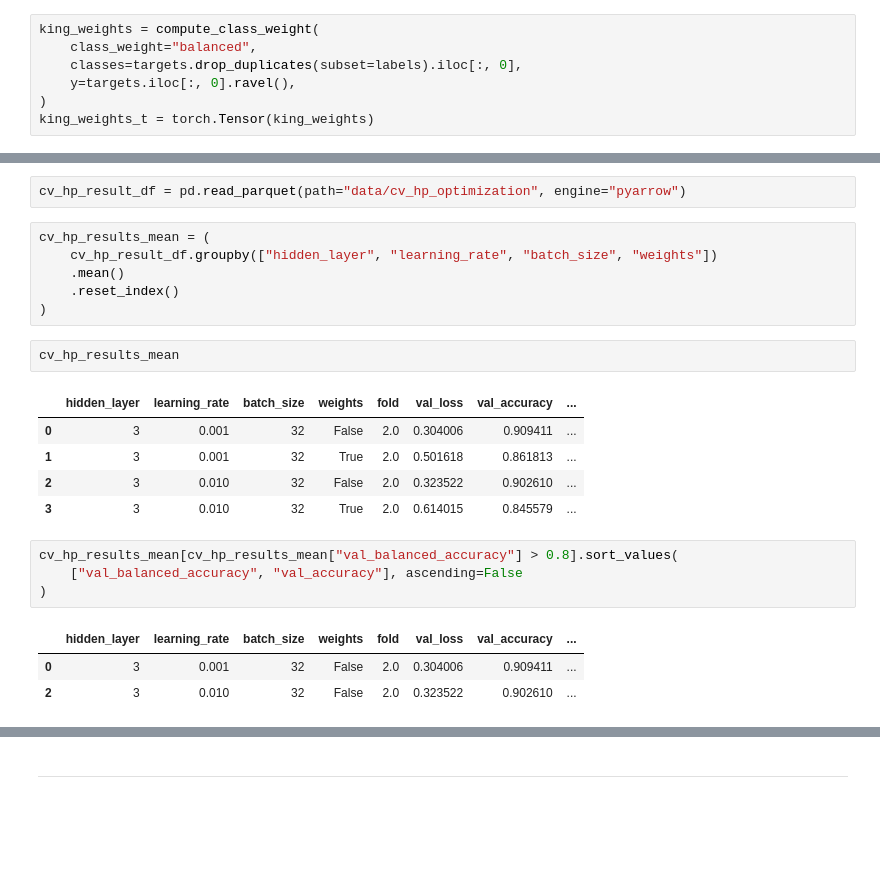
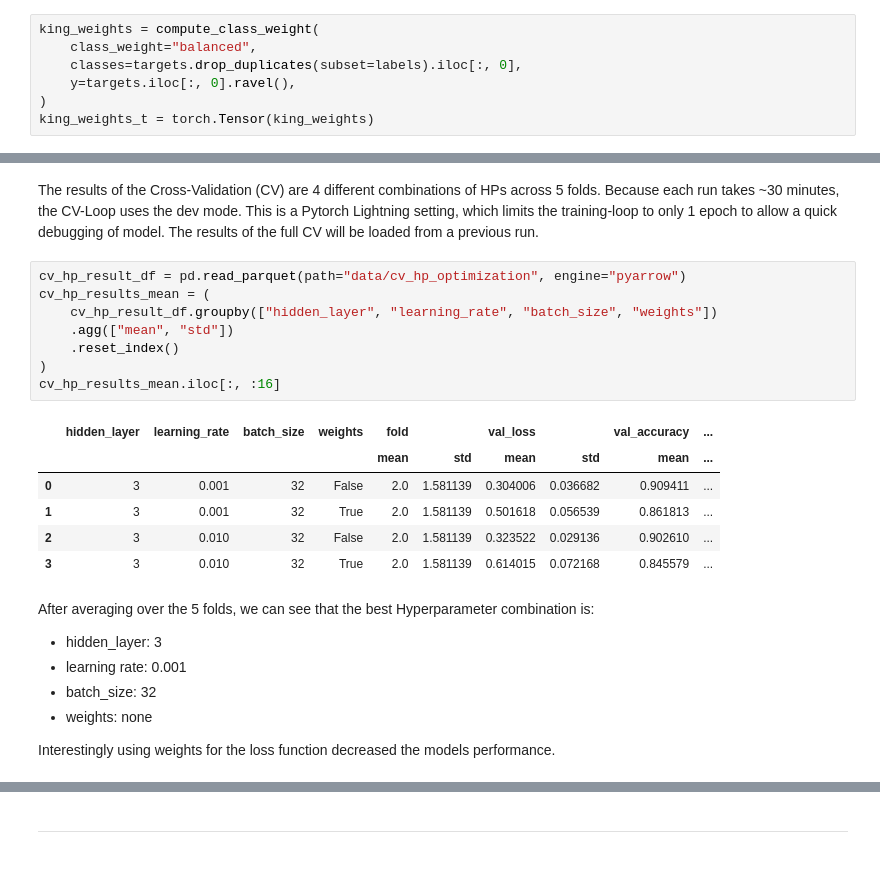
Before and after one commit to JaNoNi/MADS-DL-Exam2, a Jupyter notebook: src/mads_dl_exam2/Exam2.ipynb, the cells around one changed output, grey strips where cells are left out. Cells and saved outputs as stored; diff of their text form; blank space fills up the shorter version.

```diff
--- a/src/mads_dl_exam2/Exam2.ipynb
+++ b/src/mads_dl_exam2/Exam2.ipynb
@@ -391,25 +530,26 @@ pd.DataFrame(runs_cv).head()
-# %%
-cv_hp_result_df = pd.read_parquet(path="data/cv_hp_optimization", engine="pyarrow")
-# %%
-cv_hp_results_mean = (
-    cv_hp_result_df.groupby(["hidden_layer", "learning_rate", "batch_size", "weights"])
-    .mean()
-    .reset_index()
-)
+# %% [markdown]
+The results of the Cross-Validation (CV) are 4 different combinations of HPs across 5 folds. Because each run takes ~30 minutes, the CV-Loop uses the dev mode. This is a Pytorch Lightning setting, which limits the training-loop to only 1 epoch to allow a quick debugging of model. The results of the full CV will be loaded from a previous run.
 # %%
-cv_hp_results_mean
+cv_hp_result_df = pd.read_parquet(path="data/cv_hp_optimization", engine="pyarrow")
+cv_hp_results_mean = (
+    cv_hp_result_df.groupby(["hidden_layer", "learning_rate", "batch_size", "weights"])
+    .agg(["mean", "std"])
+    .reset_index()
+)
+cv_hp_results_mean.iloc[:, :16]
 # %% [output]
-|  | hidden_layer | learning_rate | batch_size | weights | fold | val_loss | val_accuracy | ... |
-| 0 | 3 | 0.001 | 32 | False | 2.0 | 0.304006 | 0.909411 | ... |
-| 1 | 3 | 0.001 | 32 | True | 2.0 | 0.501618 | 0.861813 | ... |
-| 2 | 3 | 0.010 | 32 | False | 2.0 | 0.323522 | 0.902610 | ... |
-| 3 | 3 | 0.010 | 32 | True | 2.0 | 0.614015 | 0.845579 | ... |
+|  | hidden_layer | learning_rate | batch_size | weights | fold |  | val_loss |  | val_accuracy | ... |
+|  |  |  |  |  | mean | std | mean | std | mean | ... |
+| 0 | 3 | 0.001 | 32 | False | 2.0 | 1.581139 | 0.304006 | 0.036682 | 0.909411 | ... |
+| 1 | 3 | 0.001 | 32 | True | 2.0 | 1.581139 | 0.501618 | 0.056539 | 0.861813 | ... |
+| 2 | 3 | 0.010 | 32 | False | 2.0 | 1.581139 | 0.323522 | 0.029136 | 0.902610 | ... |
+| 3 | 3 | 0.010 | 32 | True | 2.0 | 1.581139 | 0.614015 | 0.072168 | 0.845579 | ... |
-# %%
-cv_hp_results_mean[cv_hp_results_mean["val_balanced_accuracy"] > 0.8].sort_values(
-    ["val_balanced_accuracy", "val_accuracy"], ascending=False
-)
-# %% [output]
-|  | hidden_layer | learning_rate | batch_size | weights | fold | val_loss | val_accuracy | ... |
-| 0 | 3 | 0.001 | 32 | False | 2.0 | 0.304006 | 0.909411 | ... |
-| 2 | 3 | 0.010 | 32 | False | 2.0 | 0.323522 | 0.902610 | ... |
+# %% [markdown]
+After averaging over the 5 folds, we can see that the best Hyperparameter combination is:
+- hidden_layer:  3
+- learning rate: 0.001
+- batch_size: 32
+- weights: none
+
+Interestingly using weights for the loss function decreased the models performance.
 # %%
```
Also changed, not shown: parts of 110 cells of this notebook.
